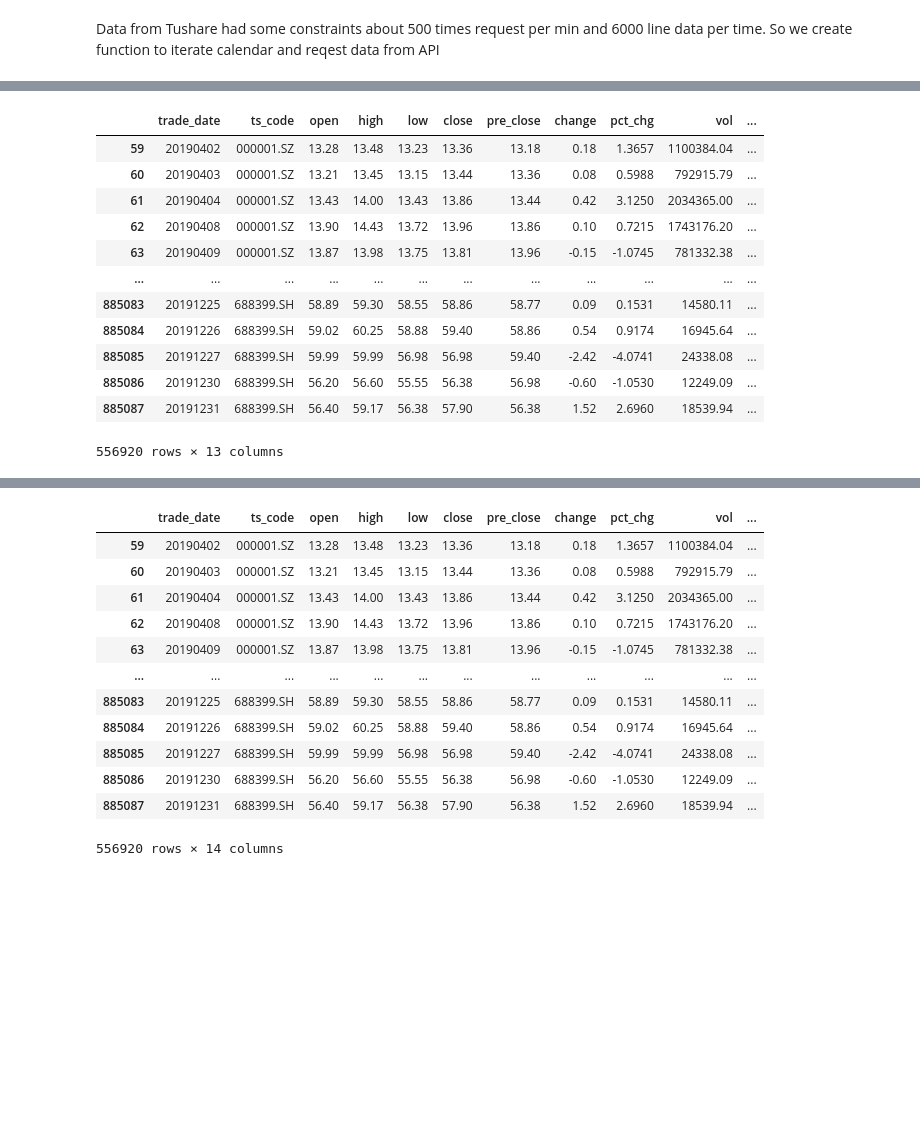
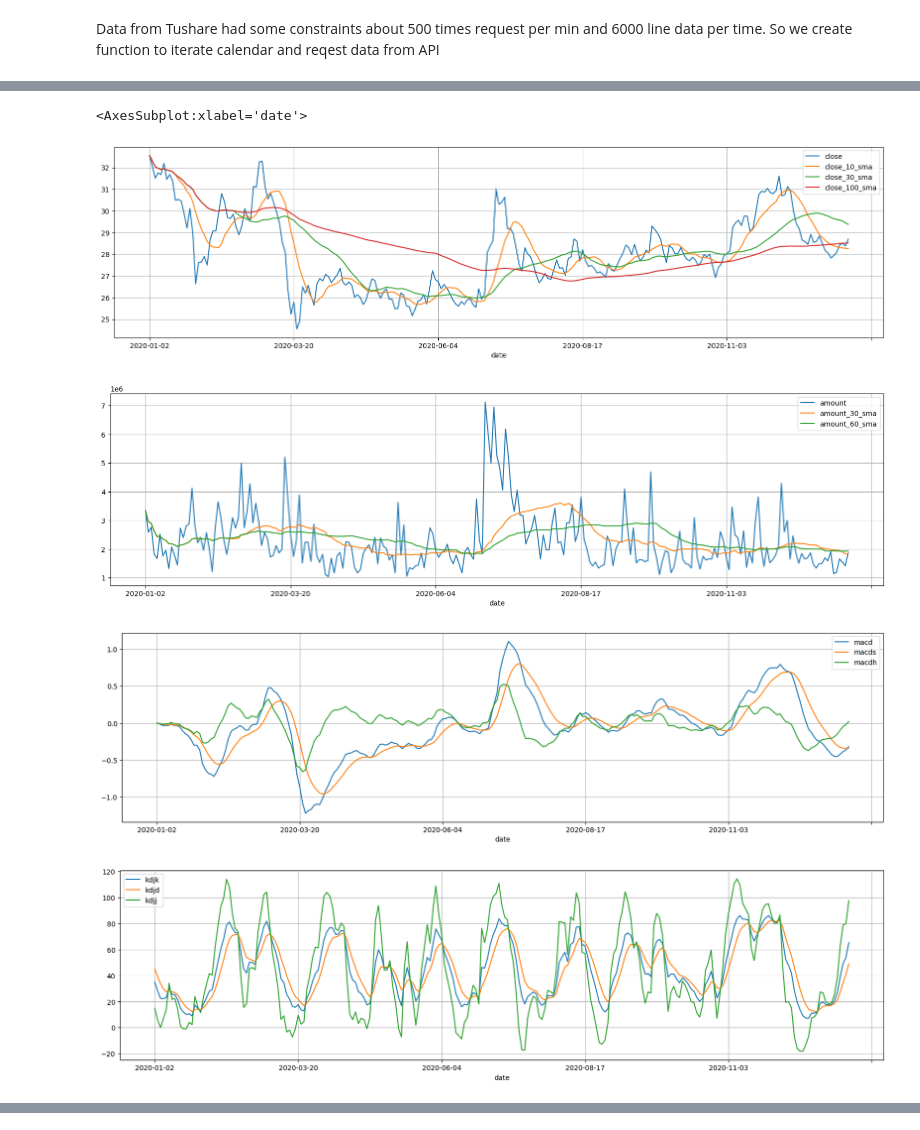
Before and after one commit to JiaRuiming-1/AI-Trading, a Jupyter notebook: P4_Factor_Rearch/TuShare_Coding.ipynb, the cells around one changed output, grey strips where cells are left out. Saved outputs shown, nothing was run; the diff lists cells and outputs as text; code cells hidden in the pictures; blank space fills up the shorter version.

```diff
--- a/P4_Factor_Rearch/TuShare_Coding.ipynb
+++ b/P4_Factor_Rearch/TuShare_Coding.ipynb
@@ -94,4 +96,5 @@ all_stocks = all_stocks.reset_index().drop_duplicates()
 all_stocks.to_csv(start_date +'-'+ end_date + '.csv')
 # %%
 # load data from csv
-all_stocks = pd.read_csv('20190101-20200101.csv')
+all_stocks = pd.read_csv('20200101-20210101.csv').iloc[:,1:]
+all_stocks
@@ -101,6 +118,5 @@ all_stocks = pd.read_csv('20190101-20200101.csv')
 # %%
-universe = all_stocks.iloc[:,3:]
-universe = universe.sort_index(axis=0, ascending=False)
+universe = all_stocks.sort_index(axis=0, ascending=False)
 # convert date to standard string format, easy to filter
 universe["date"] = pd.to_datetime(universe["trade_date"], format='%Y%m%d')
 universe["date"] = universe.date.apply(lambda x: x.strftime("%Y-%m-%d"))
@@ -109,0 +173,7 @@ universe = universe.sort_values(by=["date", "ts_code"]).reset_index(drop=True)
+# %%
+tech_indicator_list = ['close_10_sma','close_30_sma','close_100_sma',
+                       'amount_30_sma','amount_60_sma','close_delta',
+                      'rsi', 'rsi_60',
+                      'kdjk','kdjd','kdjj',
+                      'macd','macds','macdh']
+indicator_df = add_technical_indicator(universe, tech_indicator_list, stocks.ts_code.values[:100])
@@ -110,6 +198,7 @@ universe = universe.sort_values(by=["date", "ts_code"]).reset_index(drop=True)
 # %%
-# Create a screen for our Pipeline
-#universe = AverageDollarVolume(window_length = 60)>50000
-test = universe.sort_values(by=["ts_code",'date']).reset_index(drop=True)
-test['average60'] = test.rolling(60).mean()['amount']
-test = test.loc[test.average60 >= 50000]
+import matplotlib.pyplot as plt
+## macd
+ticker = '000002.SZ'
+ticker_df = indicator_df.loc[indicator_df.ts_code==ticker]
+ticker_df = ticker_df.set_index(ticker_df['date'])
+ticker_df
@@ -116,16 +220,12 @@ test = test.loc[test.average60 >= 50000]
 # %%
-test
+ticker_df[['close','close_10_sma','close_30_sma','close_100_sma']].plot(figsize=(20,5), grid=True)
+ticker_df[['amount','amount_30_sma','amount_60_sma']].plot(figsize=(20,5), grid=True)
+ticker_df[['macd','macds','macdh']].plot(figsize=(20,5), grid=True)
+ticker_df[['kdjk','kdjd','kdjj']].plot(figsize=(20,5), grid=True)
+ticker_df[['rsi','rsi_60']].plot(figsize=(20,5), grid=True)
 # %% [output]
-|  | trade_date | ts_code | open | high | low | close | pre_close | change | pct_chg | vol | ... |
-| 59 | 20190402 | 000001.SZ | 13.28 | 13.48 | 13.23 | 13.36 | 13.18 | 0.18 | 1.3657 | 1100384.04 | ... |
-| 60 | 20190403 | 000001.SZ | 13.21 | 13.45 | 13.15 | 13.44 | 13.36 | 0.08 | 0.5988 | 792915.79 | ... |
-| 61 | 20190404 | 000001.SZ | 13.43 | 14.00 | 13.43 | 13.86 | 13.44 | 0.42 | 3.1250 | 2034365.00 | ... |
-| 62 | 20190408 | 000001.SZ | 13.90 | 14.43 | 13.72 | 13.96 | 13.86 | 0.10 | 0.7215 | 1743176.20 | ... |
-| 63 | 20190409 | 000001.SZ | 13.87 | 13.98 | 13.75 | 13.81 | 13.96 | -0.15 | -1.0745 | 781332.38 | ... |
-| ... | ... | ... | ... | ... | ... | ... | ... | ... | ... | ... | ... |
-| 885083 | 20191225 | 688399.SH | 58.89 | 59.30 | 58.55 | 58.86 | 58.77 | 0.09 | 0.1531 | 14580.11 | ... |
-| 885084 | 20191226 | 688399.SH | 59.02 | 60.25 | 58.88 | 59.40 | 58.86 | 0.54 | 0.9174 | 16945.64 | ... |
-| 885085 | 20191227 | 688399.SH | 59.99 | 59.99 | 56.98 | 56.98 | 59.40 | -2.42 | -4.0741 | 24338.08 | ... |
-| 885086 | 20191230 | 688399.SH | 56.20 | 56.60 | 55.55 | 56.38 | 56.98 | -0.60 | -1.0530 | 12249.09 | ... |
-| 885087 | 20191231 | 688399.SH | 56.40 | 59.17 | 56.38 | 57.90 | 56.38 | 1.52 | 2.6960 | 18539.94 | ... |
-556920 rows × 13 columns
+<AxesSubplot:xlabel='date'>
+[figure, added]
+[figure, added]
+[figure, added]
+[figure, added]
@@ -132,18 +232,0 @@ test
-# %%
-# filte pre_close>30 and pre_close<150
-test['close30'] = (test['close']>30)&(test['close']<150)
-test
-# %% [output]
-|  | trade_date | ts_code | open | high | low | close | pre_close | change | pct_chg | vol | ... |
-| 59 | 20190402 | 000001.SZ | 13.28 | 13.48 | 13.23 | 13.36 | 13.18 | 0.18 | 1.3657 | 1100384.04 | ... |
-| 60 | 20190403 | 000001.SZ | 13.21 | 13.45 | 13.15 | 13.44 | 13.36 | 0.08 | 0.5988 | 792915.79 | ... |
-| 61 | 20190404 | 000001.SZ | 13.43 | 14.00 | 13.43 | 13.86 | 13.44 | 0.42 | 3.1250 | 2034365.00 | ... |
-| 62 | 20190408 | 000001.SZ | 13.90 | 14.43 | 13.72 | 13.96 | 13.86 | 0.10 | 0.7215 | 1743176.20 | ... |
-| 63 | 20190409 | 000001.SZ | 13.87 | 13.98 | 13.75 | 13.81 | 13.96 | -0.15 | -1.0745 | 781332.38 | ... |
-| ... | ... | ... | ... | ... | ... | ... | ... | ... | ... | ... | ... |
-| 885083 | 20191225 | 688399.SH | 58.89 | 59.30 | 58.55 | 58.86 | 58.77 | 0.09 | 0.1531 | 14580.11 | ... |
-| 885084 | 20191226 | 688399.SH | 59.02 | 60.25 | 58.88 | 59.40 | 58.86 | 0.54 | 0.9174 | 16945.64 | ... |
-| 885085 | 20191227 | 688399.SH | 59.99 | 59.99 | 56.98 | 56.98 | 59.40 | -2.42 | -4.0741 | 24338.08 | ... |
-| 885086 | 20191230 | 688399.SH | 56.20 | 56.60 | 55.55 | 56.38 | 56.98 | -0.60 | -1.0530 | 12249.09 | ... |
-| 885087 | 20191231 | 688399.SH | 56.40 | 59.17 | 56.38 | 57.90 | 56.38 | 1.52 | 2.6960 | 18539.94 | ... |
-556920 rows × 14 columns
```
Also changed, not shown: parts of 15 cells of this notebook.
